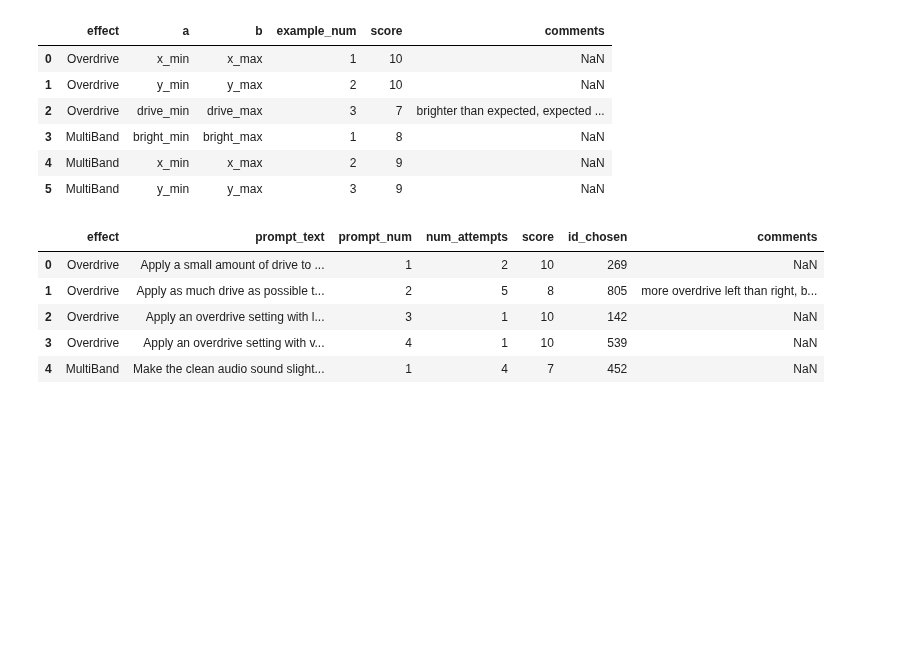
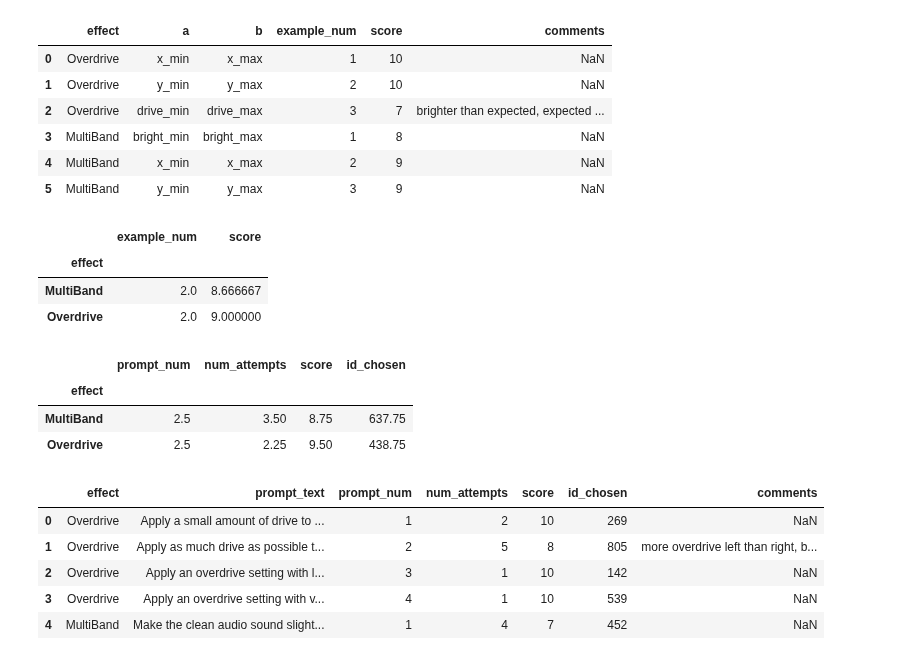
Before and after one commit to kieran-grant/Level5ProjectAudioVAE, a Jupyter notebook: src/evaluation/expert_evaluation.ipynb, the cells around one changed output. Saved outputs shown, nothing was run; the diff lists cells and outputs as text; code cells hidden in the pictures; blank space fills up the shorter version.

```diff
--- a/src/evaluation/expert_evaluation.ipynb
+++ b/src/evaluation/expert_evaluation.ipynb
@@ -24,6 +24,20 @@ df_1
 | 3 | MultiBand | bright_min | bright_max | 1 | 8 | NaN |
 | 4 | MultiBand | x_min | x_max | 2 | 9 | NaN |
 | 5 | MultiBand | y_min | y_max | 3 | 9 | NaN |
+# %%
+df_1.groupby('effect').mean(numeric_only=True)
+# %% [output]
+|  | example_num | score |
+| effect |  |  |
+| MultiBand | 2.0 | 8.666667 |
+| Overdrive | 2.0 | 9.000000 |
+# %%
+df_2.groupby('effect').mean(numeric_only=True)
+# %% [output]
+|  | prompt_num | num_attempts | score | id_chosen |
+| effect |  |  |  |  |
+| MultiBand | 2.5 | 3.50 | 8.75 | 637.75 |
+| Overdrive | 2.5 | 2.25 | 9.50 | 438.75 |
 # %%
 df_2.head()
 # %% [output]
```
Also changed, not shown: 9 other files.
